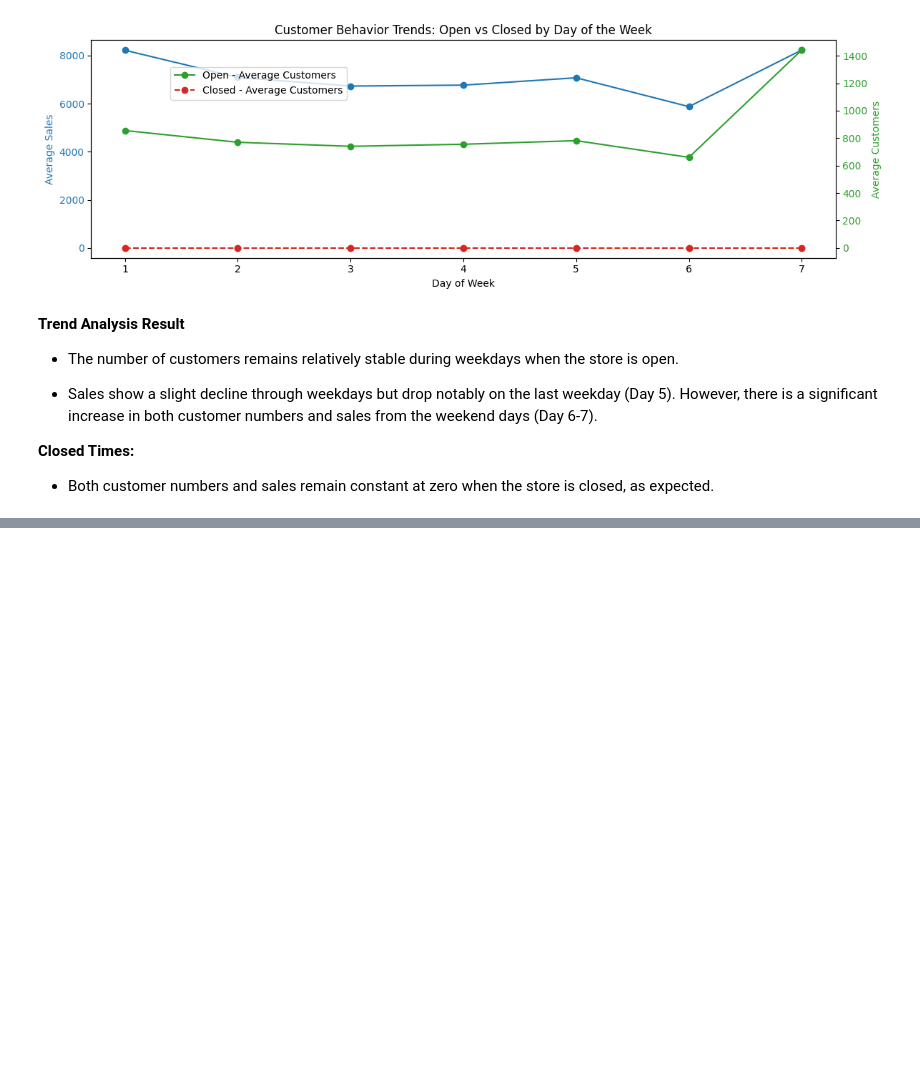
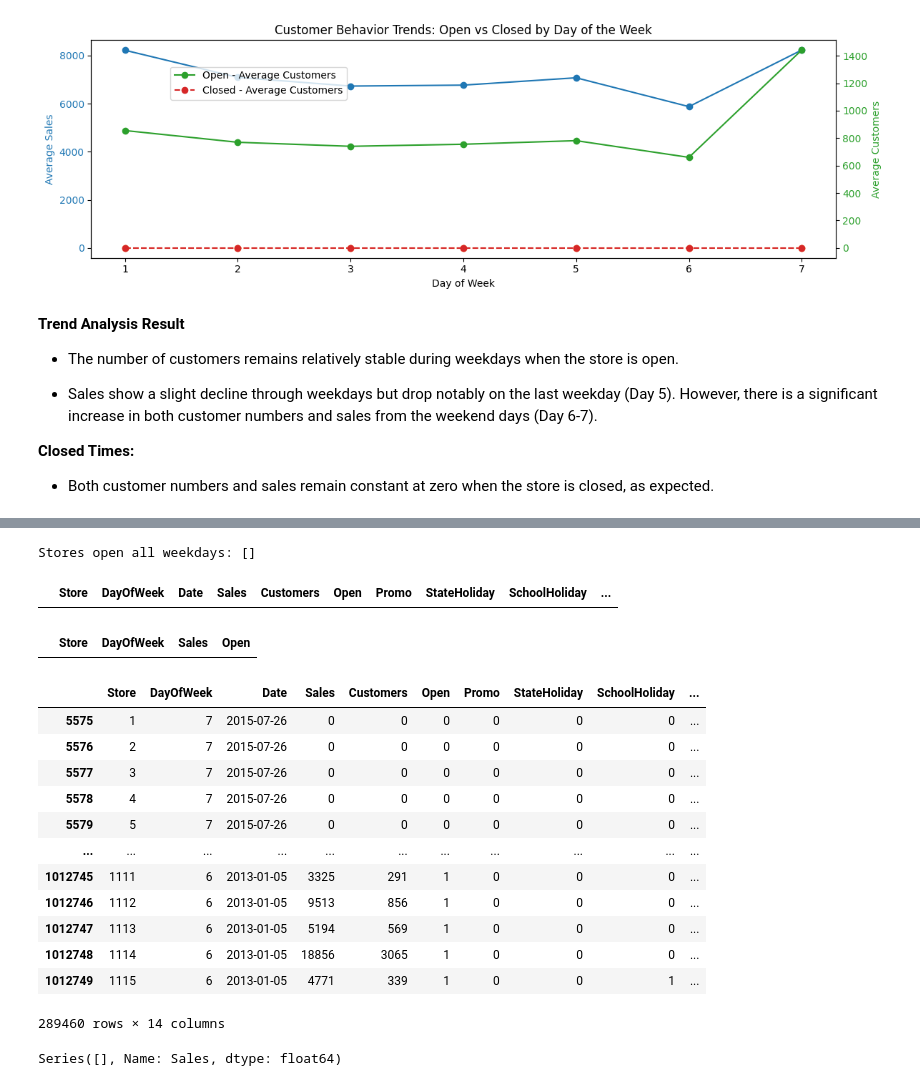
Before and after one commit to epythonlab/rossmann-pharma-sales-prediction, a Jupyter notebook: notebooks/exploratory_analysis.ipynb, the cells around one changed output, grey strips where cells are left out. Cells and saved outputs as stored; diff of their text form; code cells hidden in the pictures; blank space fills up the shorter version.

```diff
--- a/notebooks/exploratory_analysis.ipynb
+++ b/notebooks/exploratory_analysis.ipynb
@@ -469,0 +567,9 @@ plot_open_vs_closed(train_data)
+# %%
+
+df = train_data.reset_index()
+
+# Filter for weekdays
+weekdays_df = df[df['DayOfWeek'].between(1, 5)]
+
+# Filter stores open weekdays
+stores_open_all_weekdays = weekdays_df.groupby('Store').filter(lambda x: (x['Open']==1).all())
@@ -469,0 +594,65 @@ plot_open_vs_closed(train_data)
+# %%
+# Check unique values in relevant columns
+# Sample data verification
+#print(weekdays_df.groupby('Store').size())  # Ensure the number of records per store is correct
+
+# Filter for stores open all weekdays
+stores_open_all_weekdays = weekdays_df.groupby('Store').filter(lambda x: x['Open'].sum() == 5)['Store'].unique()
+print(f"Stores open all weekdays: {stores_open_all_weekdays}")
+# %% [output]
+Stores open all weekdays: []
+# %%
+stores_open_all_weekdays
+# %% [output]
+|  | Store | DayOfWeek | Date | Sales | Customers | Open | Promo | StateHoliday | SchoolHoliday | ... |
+# %%
+# Sample weekend sales DataFrame (replace this with your actual data)
+weekend_sales = pd.DataFrame({
+    'Store': [1, 1, 2, 2, 3, 3],
+    'DayOfWeek': [6, 7, 6, 7, 6, 7],
+    'Sales': [15000, 16000, 13000, 14000, 11000, 12000],
+    'Open': [1, 1, 1, 1, 0, 1]
+})
+
+# Filter for stores open all weekdays
+sales_weekend_open_all_weekdays = weekend_sales[
+    (weekend_sales['Store'].isin(stores_open_all_weekdays)) & (weekend_sales['Open'] == 1)
+]
+
+# Display results
+sales_weekend_open_all_weekdays
+# %% [output]
+|  | Store | DayOfWeek | Sales | Open |
+# %%
+# Filter data for weekend sales (Days 6-7)
+weekend_sales = df[df['DayOfWeek'].isin([6, 7])]
+
+# Get sales data for stores open all weekdays
+sales_weekend_open_all_weekdays = weekend_sales[weekend_sales['Store'].isin(stores_open_all_weekdays)]
+
+# Calculate average weekend sales for these stores
+avg_sales_weekend_open_all_weekdays = sales_weekend_open_all_weekdays.groupby('Store')['Sales'].mean()
+
+# Compare with other stores
+sales_weekend_other_stores = weekend_sales[~weekend_sales['Store'].isin(stores_open_all_weekdays)]
+avg_sales_weekend_other_stores = sales_weekend_other_stores.groupby('Store')['Sales'].mean()
+# %%
+sales_weekend_other_stores
+# %% [output]
+|  | Store | DayOfWeek | Date | Sales | Customers | Open | Promo | StateHoliday | SchoolHoliday | ... |
+| 5575 | 1 | 7 | 2015-07-26 | 0 | 0 | 0 | 0 | 0 | 0 | ... |
+| 5576 | 2 | 7 | 2015-07-26 | 0 | 0 | 0 | 0 | 0 | 0 | ... |
+| 5577 | 3 | 7 | 2015-07-26 | 0 | 0 | 0 | 0 | 0 | 0 | ... |
+| 5578 | 4 | 7 | 2015-07-26 | 0 | 0 | 0 | 0 | 0 | 0 | ... |
+| 5579 | 5 | 7 | 2015-07-26 | 0 | 0 | 0 | 0 | 0 | 0 | ... |
+| ... | ... | ... | ... | ... | ... | ... | ... | ... | ... | ... |
+| 1012745 | 1111 | 6 | 2013-01-05 | 3325 | 291 | 1 | 0 | 0 | 0 | ... |
+| 1012746 | 1112 | 6 | 2013-01-05 | 9513 | 856 | 1 | 0 | 0 | 0 | ... |
+| 1012747 | 1113 | 6 | 2013-01-05 | 5194 | 569 | 1 | 0 | 0 | 0 | ... |
+| 1012748 | 1114 | 6 | 2013-01-05 | 18856 | 3065 | 1 | 0 | 0 | 0 | ... |
+| 1012749 | 1115 | 6 | 2013-01-05 | 4771 | 339 | 1 | 0 | 0 | 1 | ... |
+289460 rows × 14 columns
+# %%
+avg_sales_weekend_open_all_weekdays
+# %% [output]
+Series([], Name: Sales, dtype: float64)
```
Also changed, not shown: parts of 12 cells of this notebook, 1 other file.
